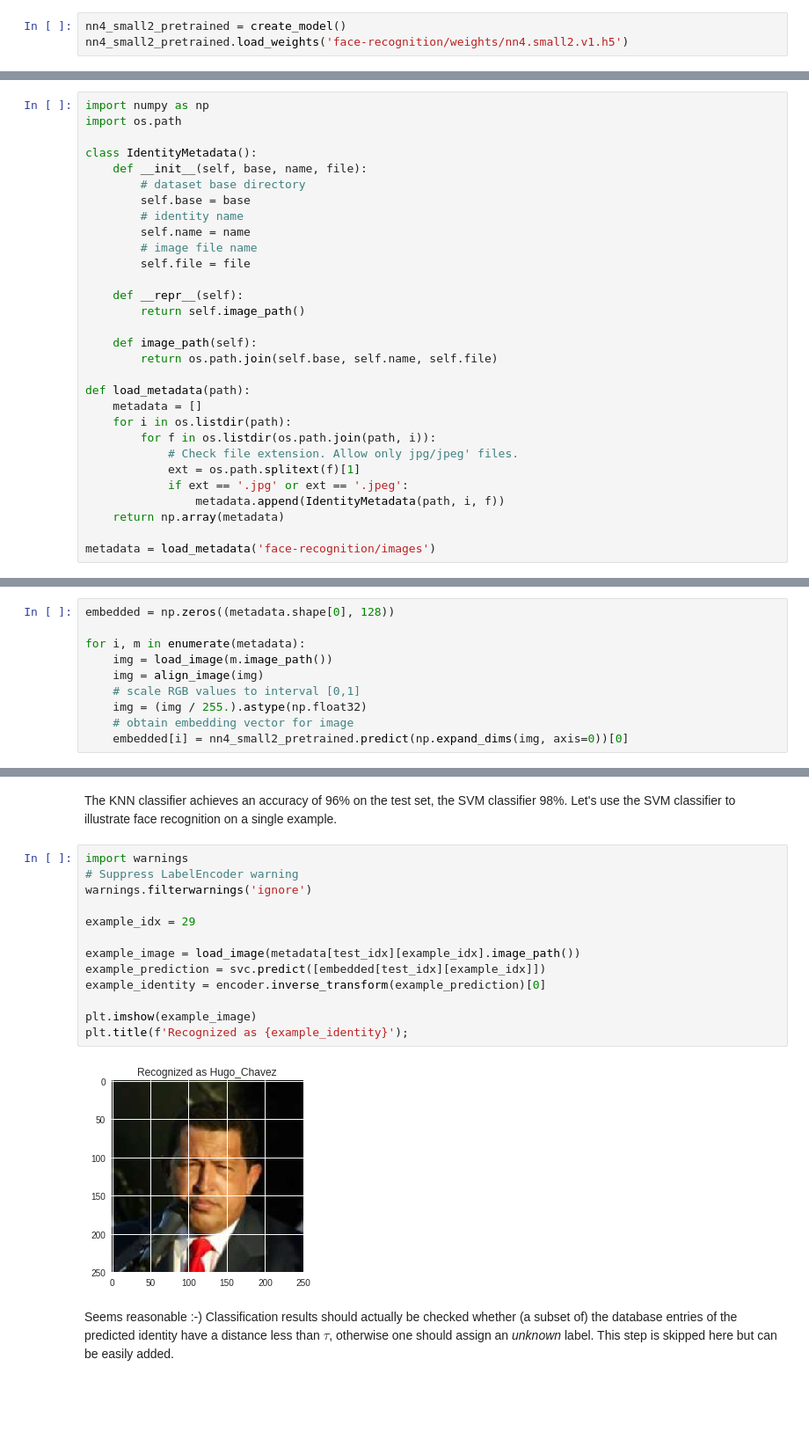
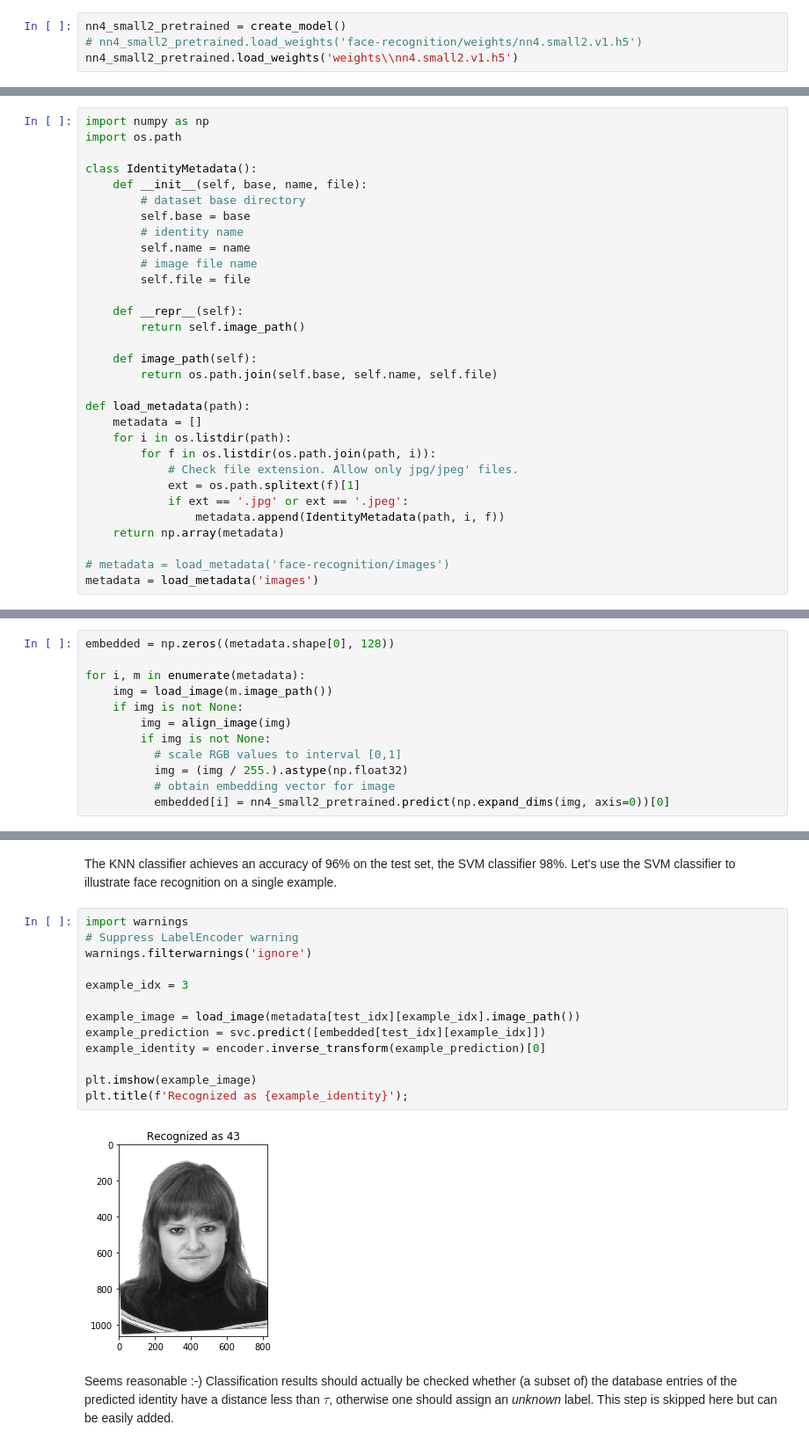
Before and after one commit to smaltsev/face-recognition, a Jupyter notebook: face-recognition.ipynb, the cells around one changed output, grey strips where cells are left out. Shown at 88% size. Cells and saved outputs as stored; diff of their text form; blank space fills up the shorter version.

```diff
--- a/face-recognition.ipynb
+++ b/face-recognition.ipynb
@@ -160,6 +145,7 @@ The OpenFace project provides [pre-trained models](https://cmusatyalab.github.io
 # %%
 nn4_small2_pretrained = create_model()
-nn4_small2_pretrained.load_weights('face-recognition/weights/nn4.small2.v1.h5')
+# nn4_small2_pretrained.load_weights('face-recognition/weights/nn4.small2.v1.h5')
+nn4_small2_pretrained.load_weights('weights\\nn4.small2.v1.h5')
 # %% [markdown]
 ### Custom dataset
 # %% [markdown]
@@ -193,7 +179,8 @@ def load_metadata(path):
                 metadata.append(IdentityMetadata(path, i, f))
     return np.array(metadata)
 
-metadata = load_metadata('face-recognition/images')
+# metadata = load_metadata('face-recognition/images')
+metadata = load_metadata('images')
 # %% [markdown]
 ### Face alignment
 # %% [markdown]
@@ -254,11 +241,13 @@ embedded = np.zeros((metadata.shape[0], 128))
 
 for i, m in enumerate(metadata):
     img = load_image(m.image_path())
-    img = align_image(img)
-    # scale RGB values to interval [0,1]
-    img = (img / 255.).astype(np.float32)
-    # obtain embedding vector for image
-    embedded[i] = nn4_small2_pretrained.predict(np.expand_dims(img, axis=0))[0]
+    if img is not None:
+        img = align_image(img)
+        if img is not None:
+          # scale RGB values to interval [0,1]
+          img = (img / 255.).astype(np.float32)
+          # obtain embedding vector for image
+          embedded[i] = nn4_small2_pretrained.predict(np.expand_dims(img, axis=0))[0]
 # %% [markdown]
 Let's verify on a single triplet example that the squared L2 distance between its anchor-positive pair is smaller than the distance between its anchor-negative pair.
 # %%
@@ -390,18 +381,18 @@ The KNN classifier achieves an accuracy of 96% on the test set, the SVM classifi
 # %%
 import warnings
 # Suppress LabelEncoder warning
 warnings.filterwarnings('ignore')
 
-example_idx = 29
+example_idx = 3
 
 example_image = load_image(metadata[test_idx][example_idx].image_path())
 example_prediction = svc.predict([embedded[test_idx][example_idx]])
 example_identity = encoder.inverse_transform(example_prediction)[0]
 
 plt.imshow(example_image)
 plt.title(f'Recognized as {example_identity}');
 # %% [output]
-[figure, old version]
+[figure, new version]
 # %% [markdown]
 Seems reasonable :-) Classification results should actually be checked whether (a subset of) the database entries of the predicted identity have a distance less than $\tau$, otherwise one should assign an *unknown* label. This step is skipped here but can be easily added.
 # %% [markdown]
```
Also changed, not shown: parts of 12 cells of this notebook, 1 other file.
